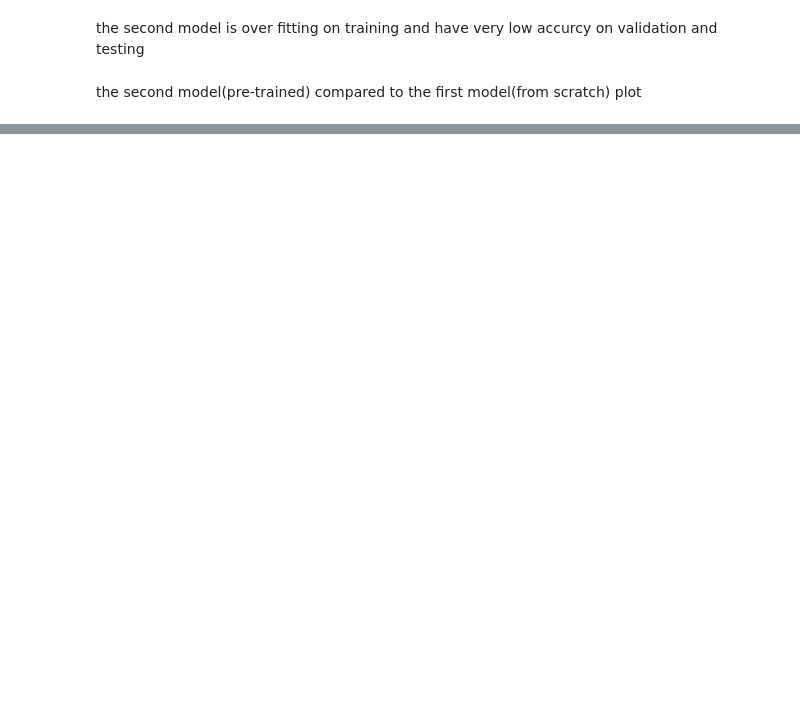
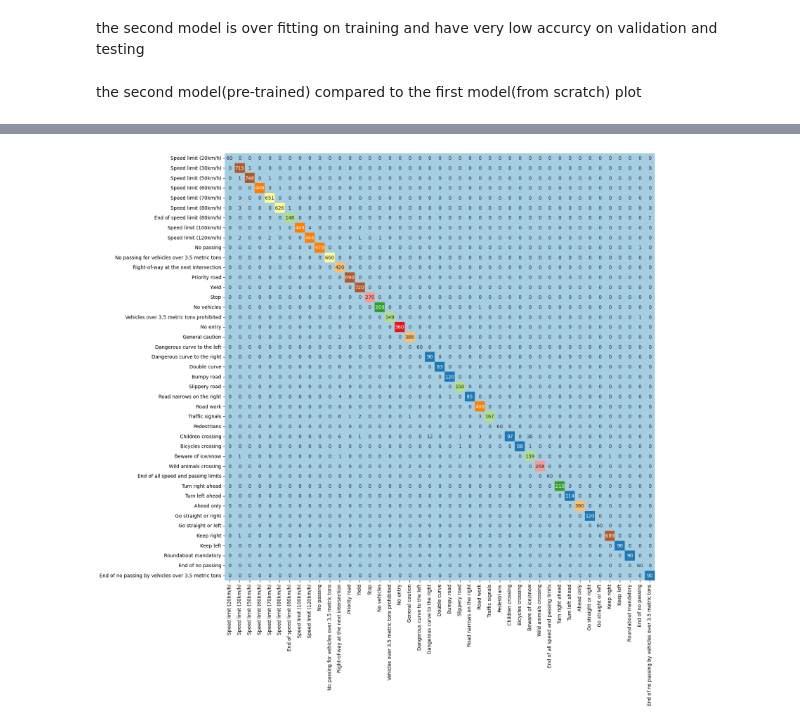
Before and after one commit to AIBabyTeaching/deep-learning-project-youssefaymanmohamed, a Jupyter notebook: TrafficSign-Classifier.ipynb, the cells around one changed output, grey strips where cells are left out. Saved outputs shown, nothing was run; the diff lists cells and outputs as text; code cells hidden in the pictures; blank space fills up the shorter version.

```diff
--- a/TrafficSign-Classifier.ipynb
+++ b/TrafficSign-Classifier.ipynb
@@ -624,0 +630,5 @@ plt.show()
+# %%
+# The output results in the form precision, recall, F1 score with respect to each class.
+pred = np.argmax(model.predict(testX), axis=1)
+
+print(classification_report(np.argmax(testY, axis=1), pred, target_names=labels))
@@ -624,0 +653,9 @@ plt.show()
+# %%
+# The confusion matrix is used to describe the performance of the classification model.
+cmat = confusion_matrix(np.argmax(testY, axis=1), pred)
+
+plt.figure(figsize=(16,16))
+
+sns.heatmap(cmat, annot = True, cbar = False, cmap='Paired', fmt="d", xticklabels=labels, yticklabels=labels);
+# %% [output]
+[figure, added]
```
Also changed, not shown: parts of 24 cells of this notebook.
